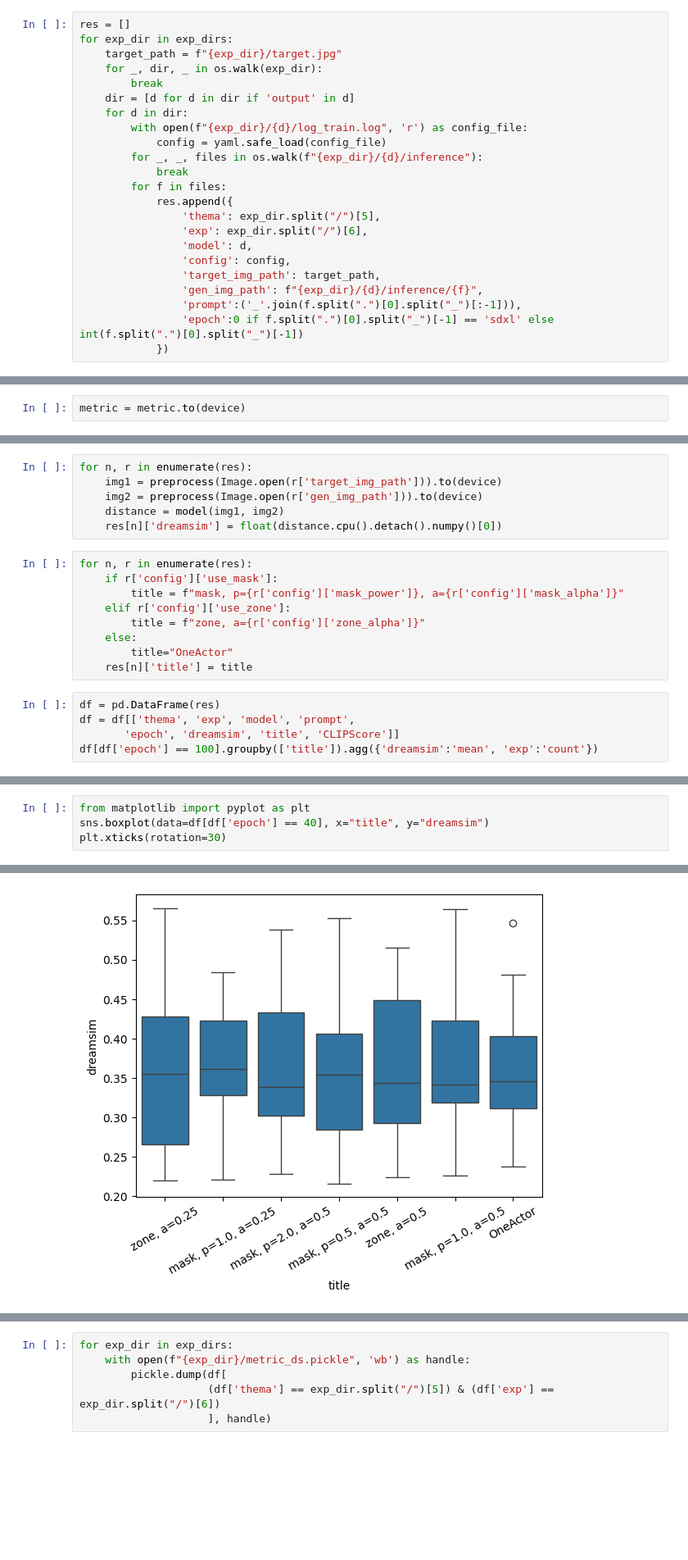
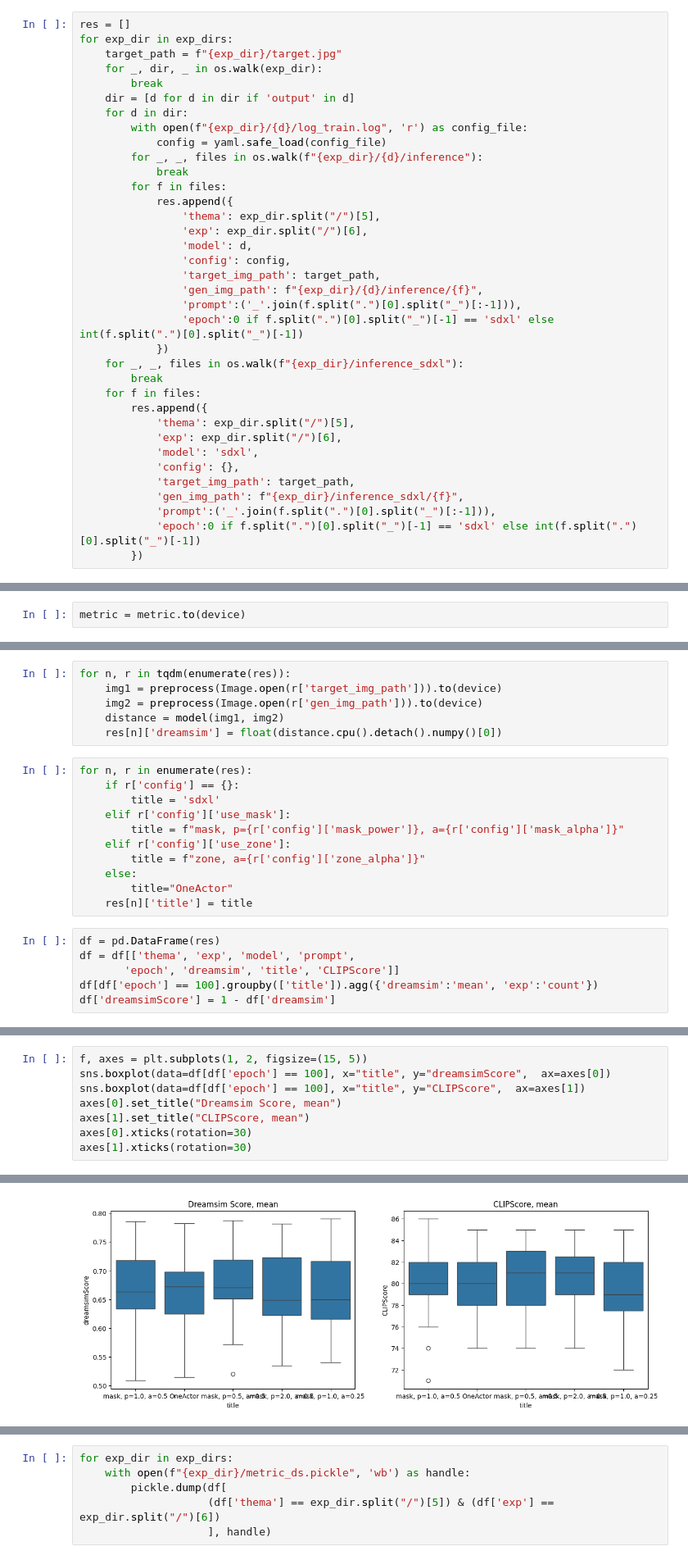
Before and after one commit to EkaterinaAdishcheva/Diploma, a Jupyter notebook: notebooks/ds_metrics.ipynb, the cells around one changed output, grey strips where cells are left out. Shown at 82% size. Cells and saved outputs as stored; diff of their text form; blank space fills up the shorter version.

```diff
--- a/notebooks/ds_metrics.ipynb
+++ b/notebooks/ds_metrics.ipynb
@@ -55,6 +56,19 @@ for exp_dir in exp_dirs:
                 'prompt':('_'.join(f.split(".")[0].split("_")[:-1])),
                 'epoch':0 if f.split(".")[0].split("_")[-1] == 'sdxl' else int(f.split(".")[0].split("_")[-1])
             })
+    for _, _, files in os.walk(f"{exp_dir}/inference_sdxl"):
+        break
+    for f in files:
+        res.append({
+            'thema': exp_dir.split("/")[5],
+            'exp': exp_dir.split("/")[6],
+            'model': 'sdxl',
+            'config': {},
+            'target_img_path': target_path,
+            'gen_img_path': f"{exp_dir}/inference_sdxl/{f}",
+            'prompt':('_'.join(f.split(".")[0].split("_")[:-1])),
+            'epoch':0 if f.split(".")[0].split("_")[-1] == 'sdxl' else int(f.split(".")[0].split("_")[-1])
+        })
 # %%
 from torchmetrics.multimodal.clip_score import CLIPScore
 import torch
@@ -74,14 +87,16 @@ for n, r in tqdm(enumerate(res)):
     clip_score = metric(img1, img2)
     res[n]['CLIPScore'] = clip_score.detach().round().item()
 # %%
-for n, r in enumerate(res):
+for n, r in tqdm(enumerate(res)):
     img1 = preprocess(Image.open(r['target_img_path'])).to(device)
     img2 = preprocess(Image.open(r['gen_img_path'])).to(device)
     distance = model(img1, img2)
     res[n]['dreamsim'] = float(distance.cpu().detach().numpy()[0])
 # %%
 for n, r in enumerate(res):
-    if r['config']['use_mask']:
+    if r['config'] == {}:
+        title = 'sdxl'
+    elif r['config']['use_mask']:
         title = f"mask, p={r['config']['mask_power']}, a={r['config']['mask_alpha']}"
     elif r['config']['use_zone']:
         title = f"zone, a={r['config']['zone_alpha']}"
@@ -93,3 +108,4 @@ df = pd.DataFrame(res)
 df = df[['thema', 'exp', 'model', 'prompt',
        'epoch', 'dreamsim', 'title', 'CLIPScore']]
 df[df['epoch'] == 100].groupby(['title']).agg({'dreamsim':'mean', 'exp':'count'})
+df['dreamsimScore'] = 1 - df['dreamsim']
@@ -113,5 +123,9 @@ sns.lineplot(data=df_agg, x="epoch", y="dreamsim", hue="title")
 # %%
-from matplotlib import pyplot as plt
-sns.boxplot(data=df[df['epoch'] == 40], x="title", y="dreamsim")
-plt.xticks(rotation=30)
+f, axes = plt.subplots(1, 2, figsize=(15, 5))
+sns.boxplot(data=df[df['epoch'] == 100], x="title", y="dreamsimScore",  ax=axes[0])
+sns.boxplot(data=df[df['epoch'] == 100], x="title", y="CLIPScore",  ax=axes[1])
+axes[0].set_title("Dreamsim Score, mean")
+axes[1].set_title("CLIPScore, mean")
+axes[0].xticks(rotation=30)
+axes[1].xticks(rotation=30)
 # %% [output]
@@ -126 +133 @@ plt.xticks(rotation=30)
-[figure, old version]
+[figure, new version]
```
Also changed, not shown: parts of 12 cells of this notebook, 7 other files.
